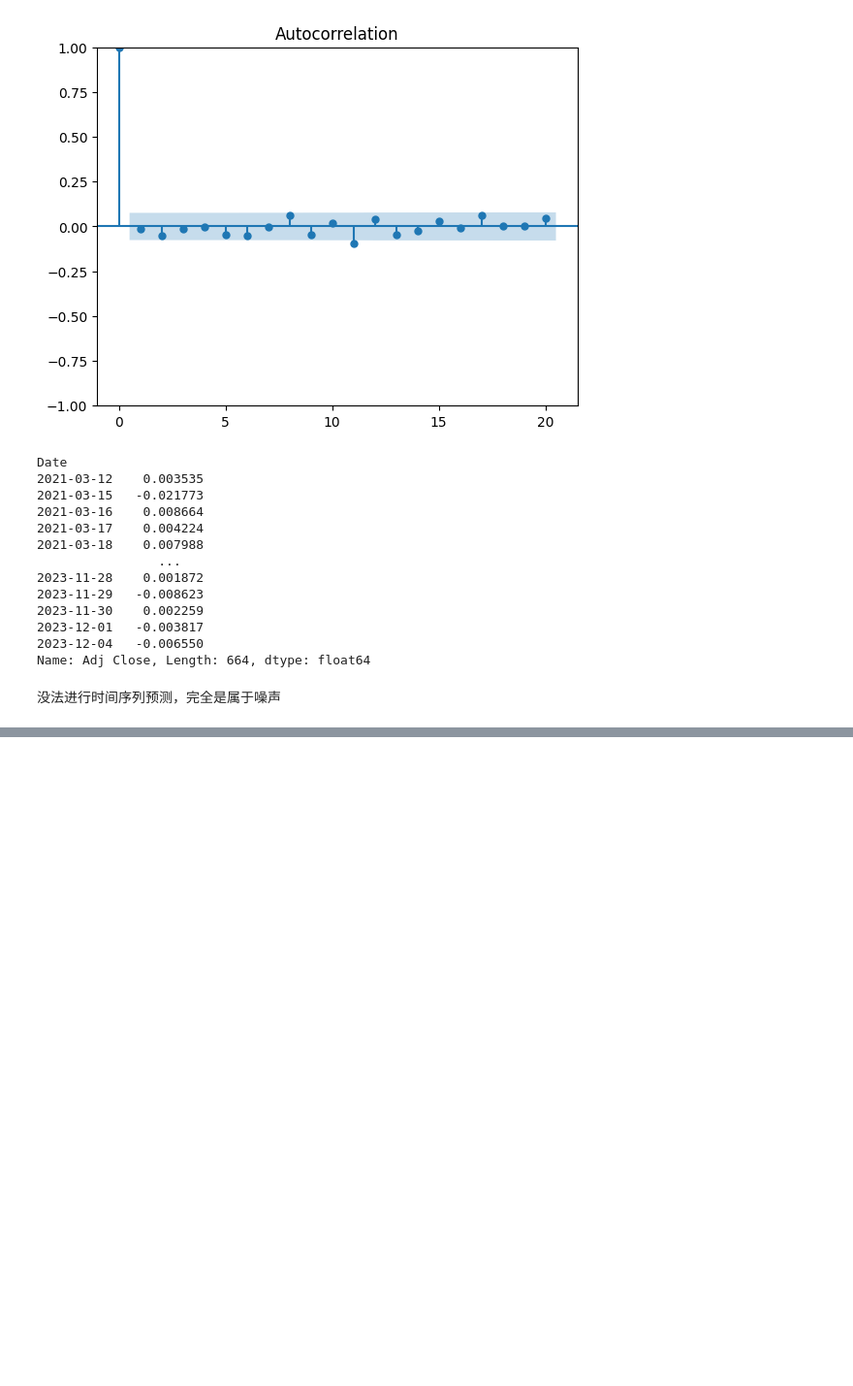
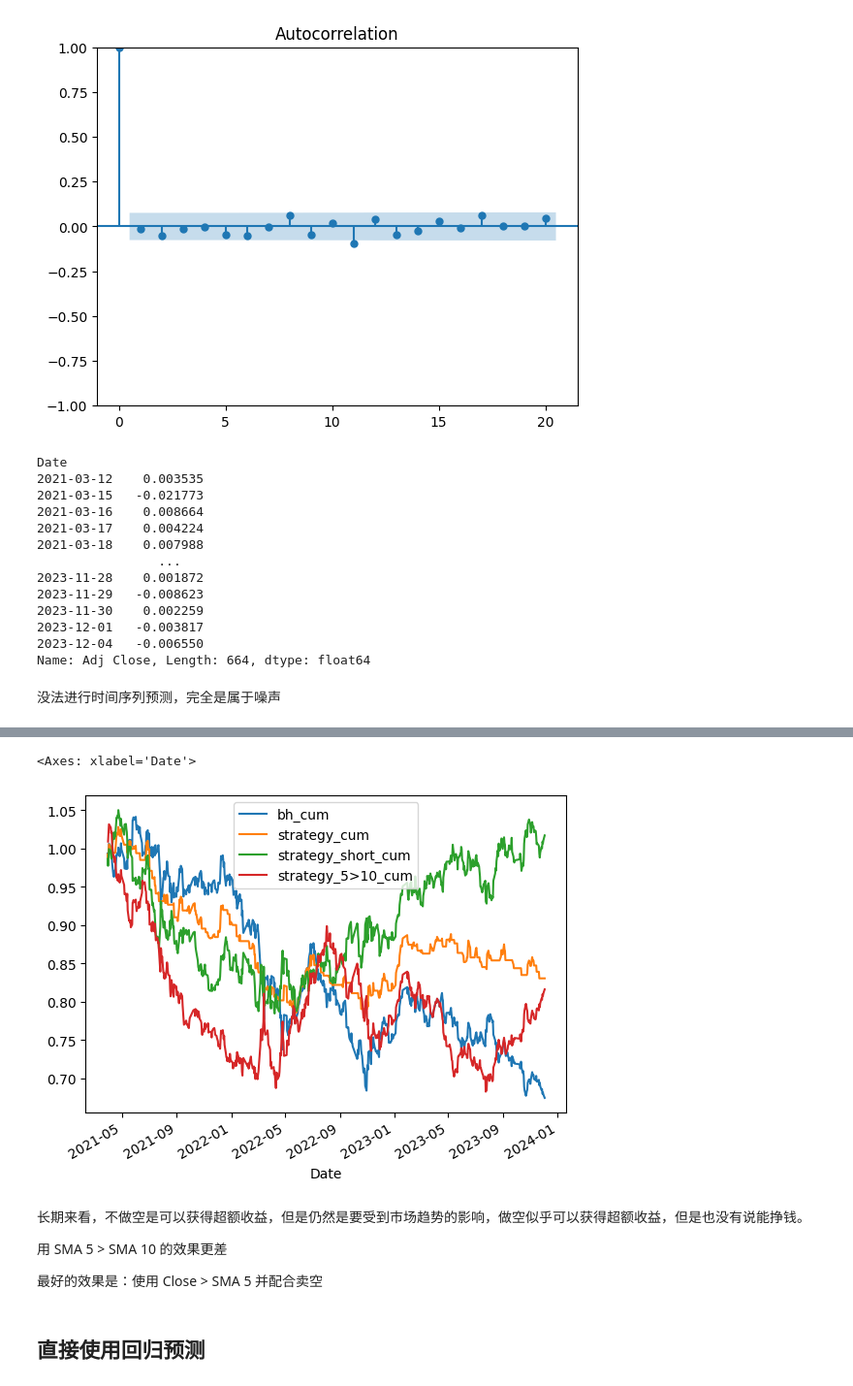
Before and after one commit to JPL-JUNO/Data-Analysis-and-Science, a Jupyter notebook: TSFP/code/000300.ipynb, the cells around one changed output, grey strips where cells are left out. Shown at 97% size. Drawn from its saved outputs; the diff is of its cells as text; code cells hidden in the pictures; blank space fills up the shorter version.

```diff
--- a/TSFP/code/000300.ipynb
+++ b/TSFP/code/000300.ipynb
@@ -80,0 +162,10 @@ Name: Adj Close, Length: 664, dtype: float64
+# %%
+df.loc[:, ['strategy']] = df['position'].shift(1) * df['log_rtn']
+df.loc[:, ['strategy_cum']] = df['strategy'].cumsum().apply(np.exp)
+df.loc[:, ['bh_cum']] = df['log_rtn'].cumsum().apply(np.exp)
+# %%
+df.loc[:, ['strategy_short']] = df['position_short'].shift(1) * df['log_rtn']
+df.loc[:, ['strategy_short_cum']] = df['strategy_short'].cumsum().apply(np.exp)
+# %%
+df.loc[:, ['strategy_5>10']] = df['position_5>10'].shift(1) * df['log_rtn']
+df.loc[:, ['strategy_5>10_cum']] = df['strategy_5>10'].cumsum().apply(np.exp)
@@ -80,0 +182,13 @@ Name: Adj Close, Length: 664, dtype: float64
+# %%
+df[['bh_cum', 'strategy_cum', 'strategy_short_cum', 'strategy_5>10_cum']].plot()
+# %% [output]
+<Axes: xlabel='Date'>
+[figure, added]
+# %% [markdown]
+长期来看，不做空是可以获得超额收益，但是仍然是要受到市场趋势的影响，做空似乎可以获得超额收益，但是也没有说能挣钱。
+
+用 SMA 5 > SMA 10 的效果更差
+
+最好的效果是：使用 Close > SMA 5 并配合卖空
+# %% [markdown]
+## 直接使用回归预测
```
Also changed, not shown: parts of 14 cells of this notebook, 1 other file.
